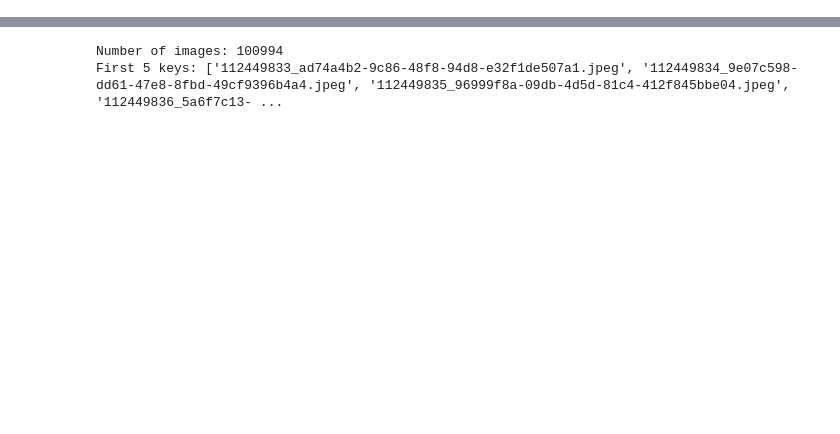
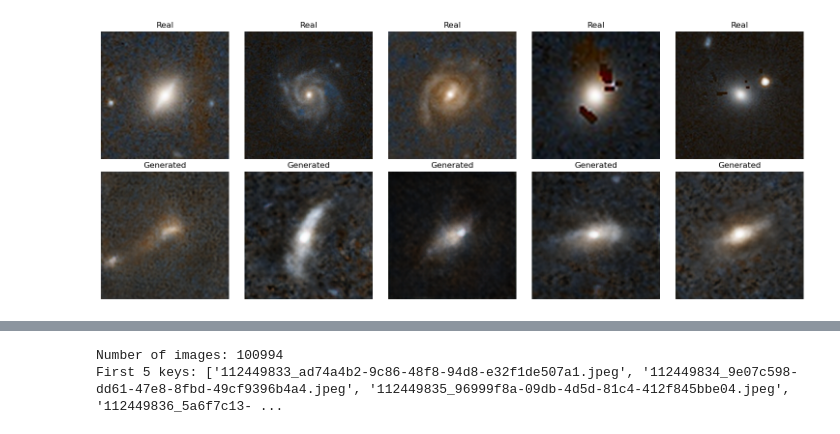
Before and after one commit to Vivasvaan123/Anomaly-detection, a Jupyter notebook: Gen_checker.ipynb, the cells around one changed output, grey strips where cells are left out. Drawn from its saved outputs; the diff is of its cells as text; code cells hidden in the pictures; blank space fills up the shorter version.

```diff
--- a/Gen_checker.ipynb
+++ b/Gen_checker.ipynb
@@ -57,0 +78,38 @@ plt.show()
+# %%
+import h5py
+import numpy as np
+import torch.nn.functional as F
+
+# --- Load 10 real images directly from your HDF5 file ---
+h5_path = "/projects/standard/fortson/shared/raj00075/anomalies.h5"
+
+with h5py.File(h5_path, "r") as f:
+    keys = list(f.keys())[15:20]   # first 10 real images
+    real_imgs = []
+    for k in keys:
+        arr = f[k][:]  # numpy array (H, W, C)
+        img = torch.from_numpy(arr).permute(2, 0, 1).float() / 255.0
+        img = F.interpolate(img.unsqueeze(0), size=(256,256), mode="bilinear", align_corners=False).squeeze(0)
+        real_imgs.append(img)
+
+real_imgs = torch.stack(real_imgs)   # shape: (10, 3, 448, 448)
+
+# --- Plot real (top) and generated (bottom) ---
+num_samples = 5
+fig, axes = plt.subplots(2, num_samples, figsize=(3*num_samples, 6))
+
+for i in range(num_samples):
+    # Real
+    axes[0, i].imshow(real_imgs[i].permute(1, 2, 0).numpy(), cmap="gray")
+    axes[0, i].set_title("Real")
+    axes[0, i].axis("off")
+
+    # Fake
+    axes[1, i].imshow(fake_imgs[i].permute(1, 2, 0).numpy(), cmap="gray")
+    axes[1, i].set_title("Generated")
+    axes[1, i].axis("off")
+
+plt.tight_layout()
+plt.show()
+# %% [output]
+[figure, added]
```
Also changed, not shown: parts of 17 cells of this notebook, 2 other files.
